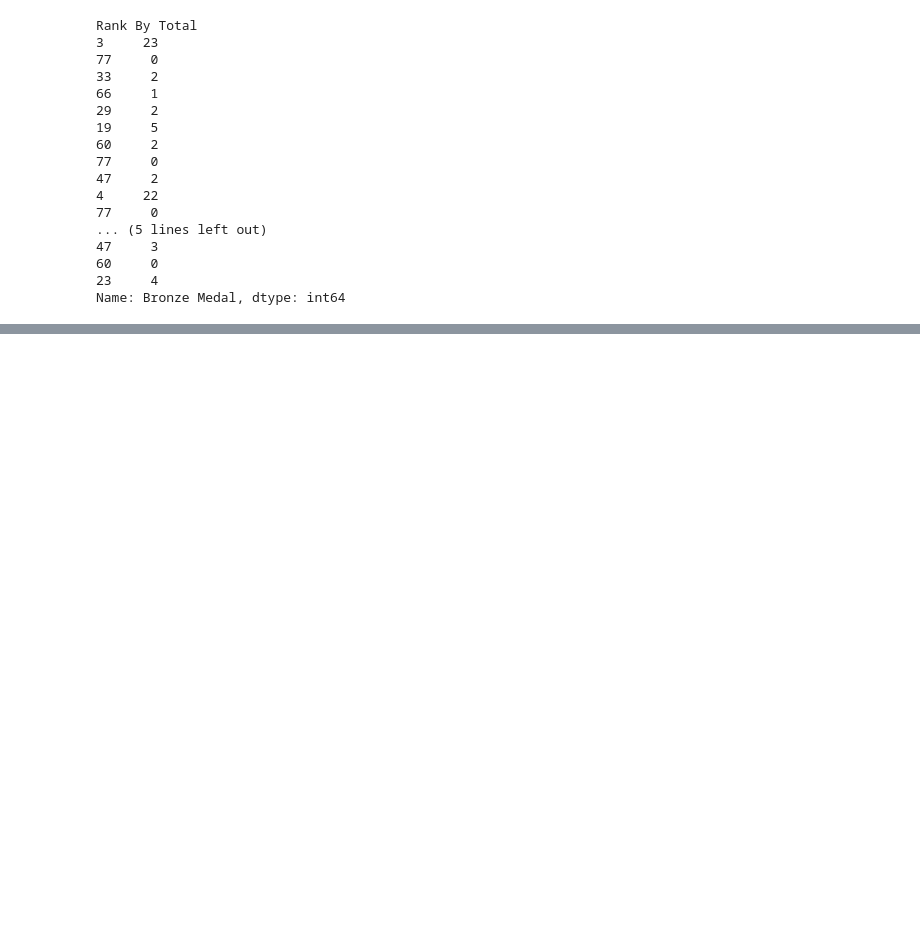
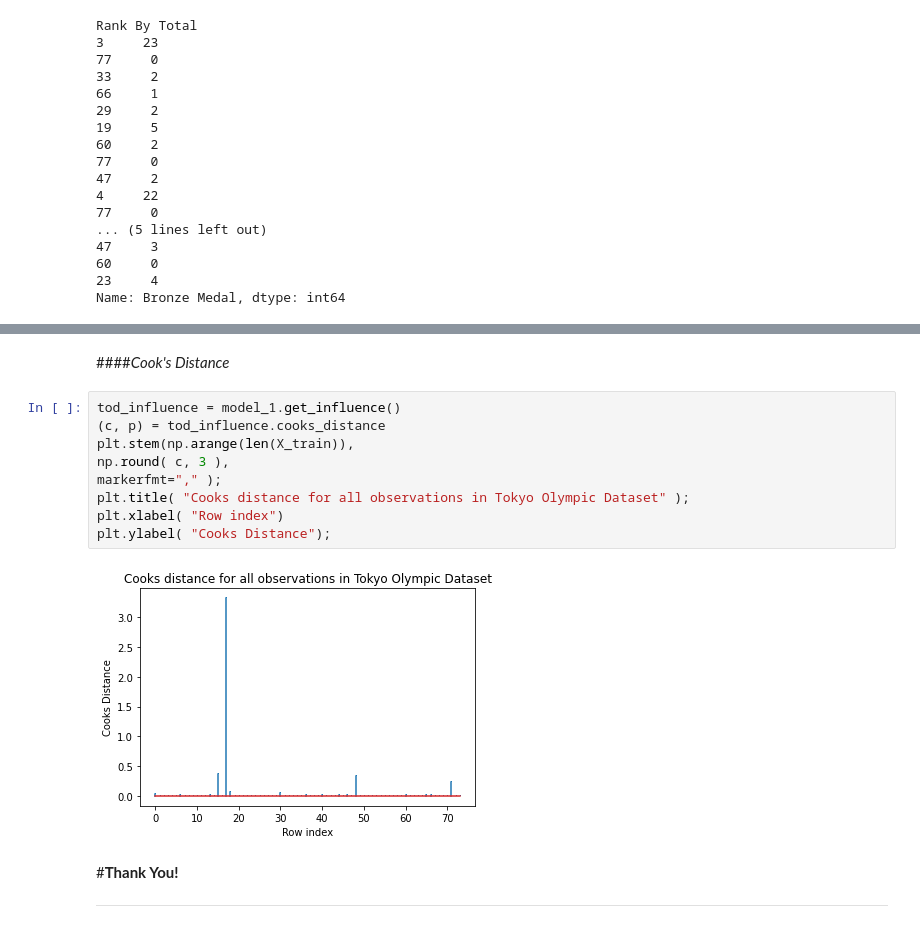
Before and after one commit to mrigankoml/MLAP_Term-IV, a Jupyter notebook: Group_6_Assignment/MLAP_Group6_Assignment.ipynb, the cells around one changed output, grey strips where cells are left out. Saved outputs shown, nothing was run; the diff lists cells and outputs as text; blank space fills up the shorter version.

```diff
--- a/Group_6_Assignment/MLAP_Group6_Assignment.ipynb
+++ b/Group_6_Assignment/MLAP_Group6_Assignment.ipynb
@@ -362,0 +487,17 @@ Name: Bronze Medal, dtype: int64
+# %% [markdown]
+####*Cook's Distance*
+# %%
+tod_influence = model_1.get_influence()
+(c, p) = tod_influence.cooks_distance
+plt.stem(np.arange(len(X_train)),
+np.round( c, 3 ),
+markerfmt="," );
+plt.title( "Cooks distance for all observations in Tokyo Olympic Dataset" );
+plt.xlabel( "Row index")
+plt.ylabel( "Cooks Distance");
+# %% [output]
+[figure, added]
+# %% [markdown]
+#**Thank You!**
+
+---
```
Also changed, not shown: parts of 17 cells of this notebook.
